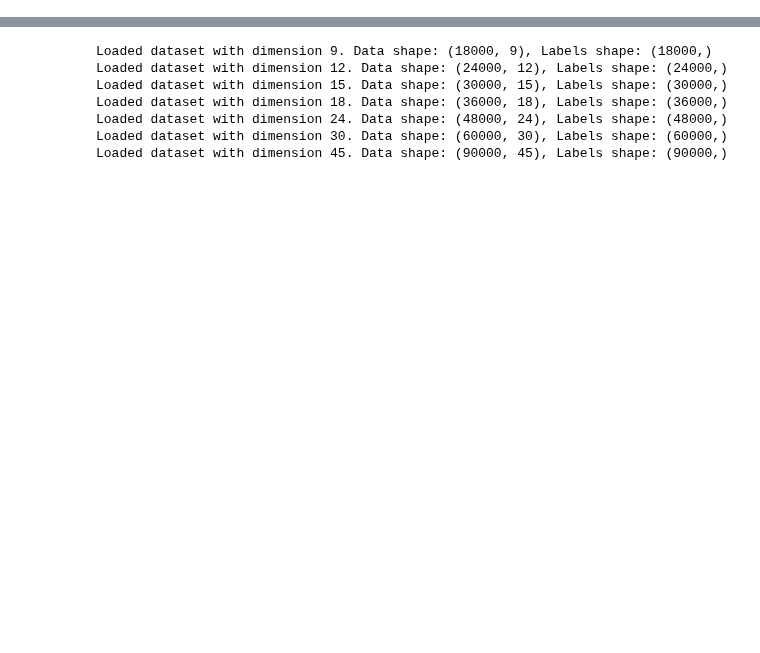
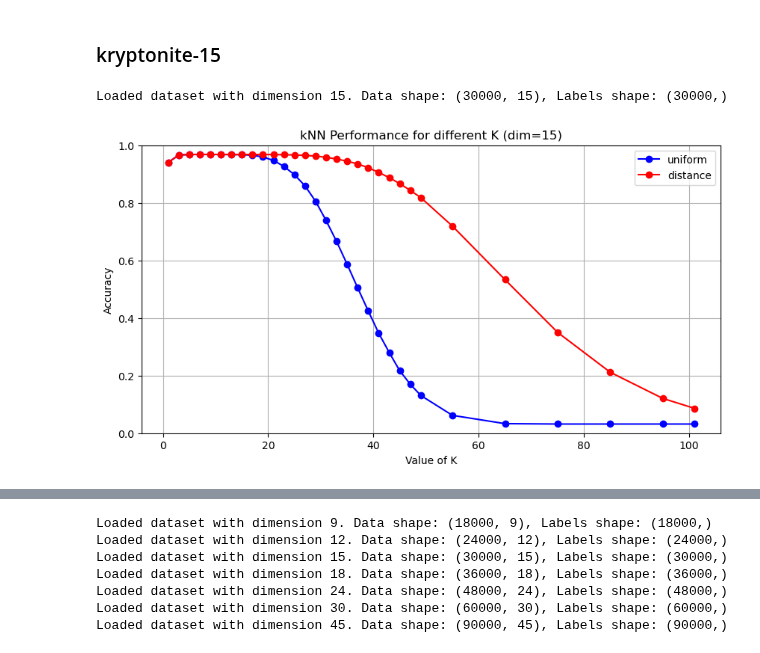
Before and after one commit to Daniel4078/COMP70015-MML-coursework, a Jupyter notebook: Knn.ipynb, the cells around one changed output, grey strips where cells are left out. Cells and saved outputs as stored; diff of their text form; code cells hidden in the pictures; blank space fills up the shorter version.

```diff
--- a/Knn.ipynb
+++ b/Knn.ipynb
@@ -168,0 +255,7 @@ plt.show()
+# %% [markdown]
+### kryptonite-15
+# %%
+plot_optimal_k(15,krange)
+# %% [output]
+Loaded dataset with dimension 15. Data shape: (30000, 15), Labels shape: (30000,)
+[figure, added]
```
Also changed, not shown: parts of 49 cells of this notebook.
